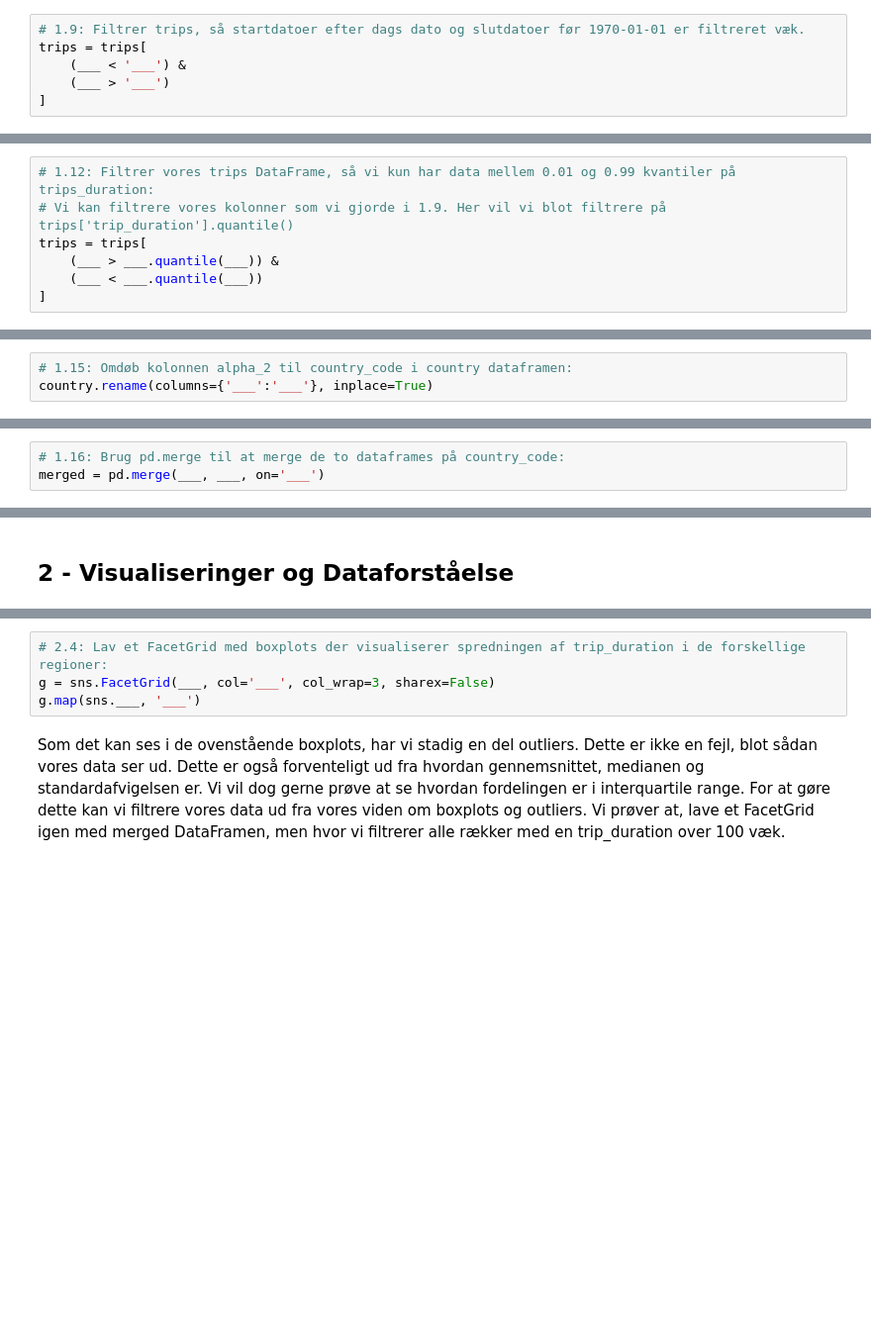
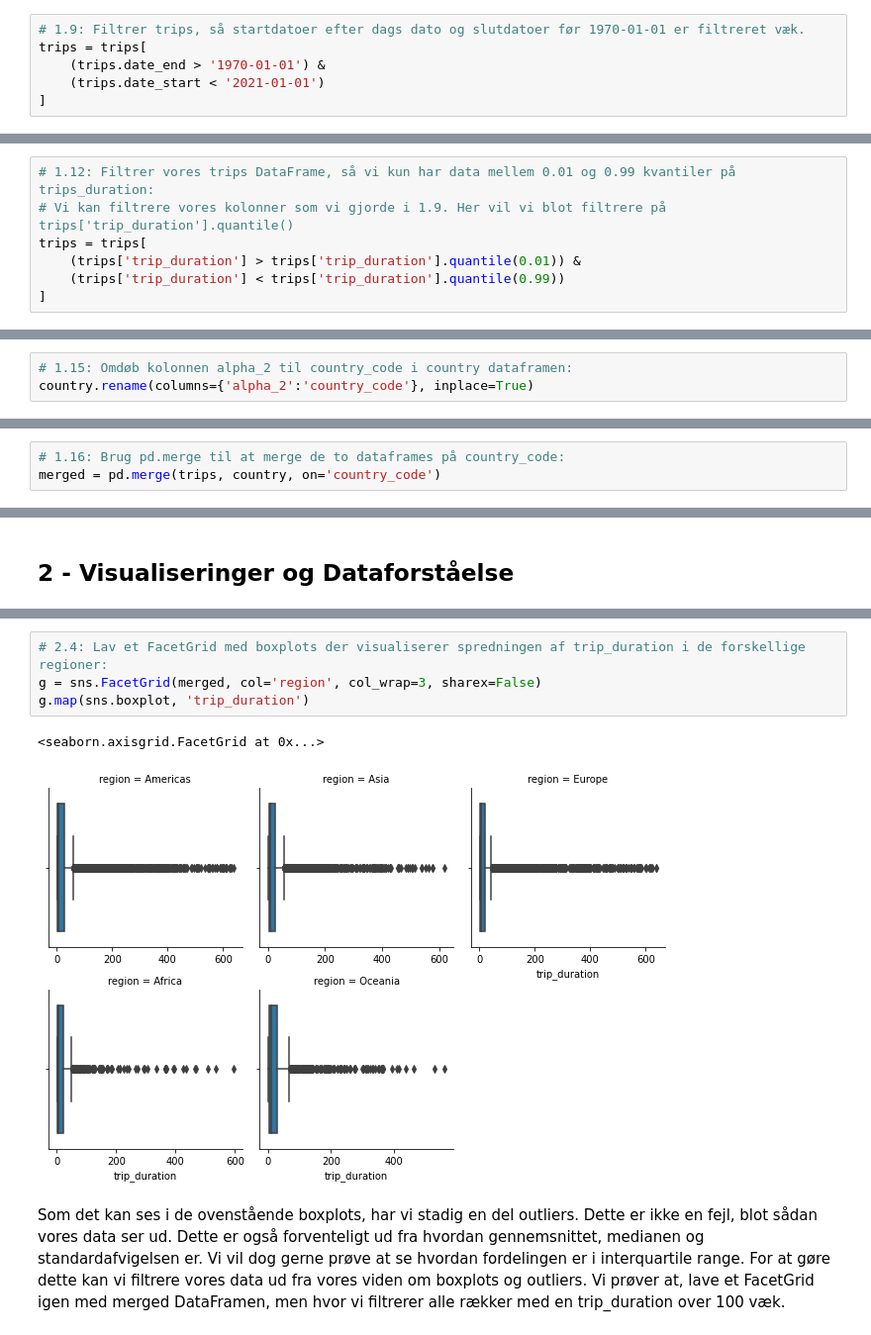
Before and after one commit to RJuro/AS2021, a Jupyter notebook: Øvelse 4 - Digital Nomads.ipynb, the cells around one changed output, grey strips where cells are left out. Shown: that part at 99% size. Cells and saved outputs as stored; diff of their text form; blank space fills up the shorter version.

```diff
--- a/Øvelse 4 - Digital Nomads.ipynb
+++ b/Øvelse 4 - Digital Nomads.ipynb
@@ -50,6 +92,6 @@ Som det kan ses ser det helt underligt ud med mængden og størrelsen af de outl
 # %%
 # 1.9: Filtrer trips, så startdatoer efter dags dato og slutdatoer før 1970-01-01 er filtreret væk.
 trips = trips[
-    (___ < '___') &
-    (___ > '___')
+    (trips.date_end > '1970-01-01') &
+    (trips.date_start < '2021-01-01')
 ]
@@ -68,6 +122,6 @@ Vi vil gerne have filtreret vores dataframe så vi kun har `trip_duration` der e
 # 1.12: Filtrer vores trips DataFrame, så vi kun har data mellem 0.01 og 0.99 kvantiler på trips_duration:
 # Vi kan filtrere vores kolonner som vi gjorde i 1.9. Her vil vi blot filtrere på trips['trip_duration'].quantile()
 trips = trips[
-    (___ > ___.quantile(___)) &
-    (___ < ___.quantile(___))
+    (trips['trip_duration'] > trips['trip_duration'].quantile(0.01)) &
+    (trips['trip_duration'] < trips['trip_duration'].quantile(0.99))
 ]
@@ -84,4 +150,4 @@ ___
 Her kan vi se at kolonnen `alpha_2` er den samme som vores kolonne `country_code` i trips dataframen. Vi vil derfor gerne omdøbe kolonnen `alpha_2` i vores country dataframe. Dette kan vi gøre vha. funktionen `df.rename()` hvor vi gerne vil gøre det inplace.
 # %%
 # 1.15: Omdøb kolonnen alpha_2 til country_code i country dataframen:
-country.rename(columns={'___':'___'}, inplace=True)
+country.rename(columns={'alpha_2':'country_code'}, inplace=True)
@@ -88,5 +158,5 @@ country.rename(columns={'___':'___'}, inplace=True)
 # %%
 # 1.16: Brug pd.merge til at merge de to dataframes på country_code:
-merged = pd.merge(___, ___, on='___')
+merged = pd.merge(trips, country, on='country_code')
 # %%
 # 1.17: Hvordan ser de første 5 rækker ud af vores nye DataFrame?
@@ -101,7 +206,10 @@ merged = pd.merge(___, ___, on='___')
 # %%
 # 2.4: Lav et FacetGrid med boxplots der visualiserer spredningen af trip_duration i de forskellige regioner:
-g = sns.FacetGrid(___, col='___', col_wrap=3, sharex=False)
-g.map(sns.___, '___')
+g = sns.FacetGrid(merged, col='region', col_wrap=3, sharex=False)
+g.map(sns.boxplot, 'trip_duration')
+# %% [output]
+<seaborn.axisgrid.FacetGrid at 0x...>
+[figure, added]
 # %% [markdown]
 Som det kan ses i de ovenstående boxplots, har vi stadig en del outliers. Dette er ikke en fejl, blot sådan vores data ser ud. Dette er også forventeligt ud fra hvordan gennemsnittet, medianen og standardafvigelsen er. Vi vil dog gerne prøve at se hvordan fordelingen er i interquartile range. For at gøre dette kan vi filtrere vores data ud fra vores viden om boxplots og outliers. Vi prøver at, lave et FacetGrid igen med merged DataFramen, men hvor vi filtrerer alle rækker med en trip_duration over 100 væk.
 # %%
```
Also changed, not shown: parts of 29 cells of this notebook.
